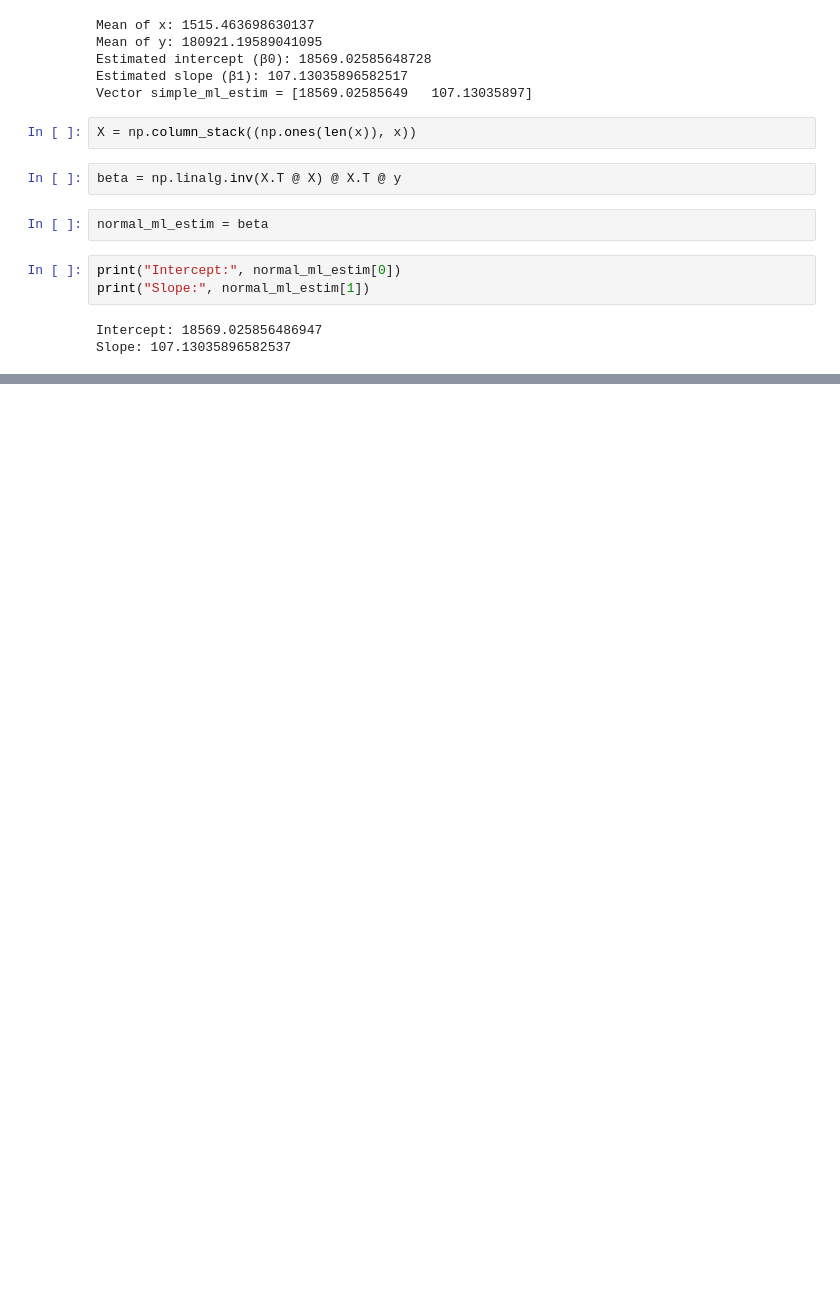
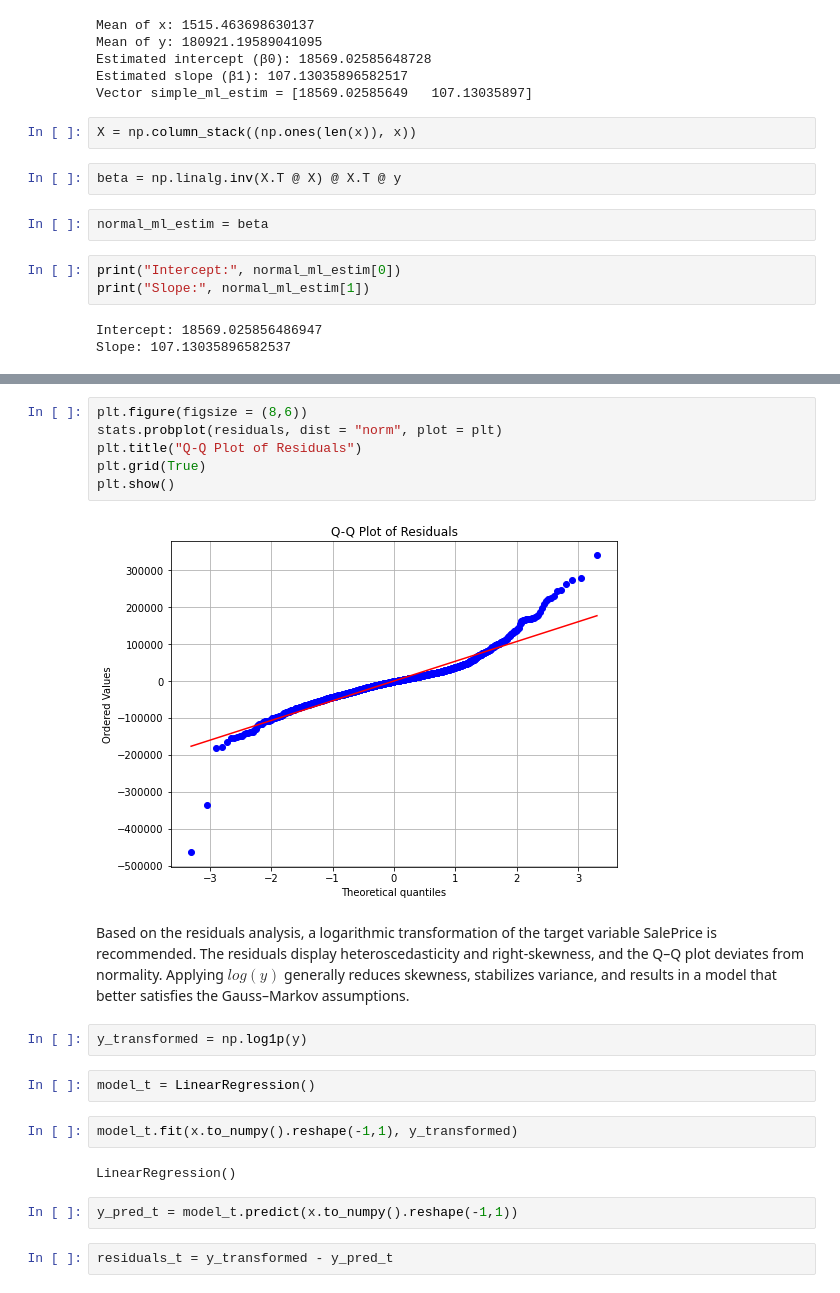
Before and after one commit to Dounya2710/ML, a Jupyter notebook: TP1_Linear_Regression_and_Statistical_Testing.ipynb, the cells around one changed output, grey strips where cells are left out. Drawn from its saved outputs; the diff is of its cells as text; blank space fills up the shorter version.

```diff
--- a/TP1_Linear_Regression_and_Statistical_Testing.ipynb
+++ b/TP1_Linear_Regression_and_Statistical_Testing.ipynb
@@ -123,0 +211,24 @@ Slope: 107.13035896582537
+# %%
+plt.figure(figsize = (8,6))
+stats.probplot(residuals, dist = "norm", plot = plt)
+plt.title("Q-Q Plot of Residuals")
+plt.grid(True)
+plt.show()
+# %% [output]
+[figure, added]
+# %% [markdown]
+Based on the residuals analysis, a logarithmic transformation of the target variable SalePrice is recommended.
+The residuals display heteroscedasticity and right-skewness, and the Q–Q plot deviates from normality.
+Applying $log(y)$ generally reduces skewness, stabilizes variance, and results in a model that better satisfies the Gauss–Markov assumptions.
+# %%
+y_transformed = np.log1p(y)
+# %%
+model_t = LinearRegression()
+# %%
+model_t.fit(x.to_numpy().reshape(-1,1), y_transformed)
+# %% [output]
+LinearRegression()
+# %%
+y_pred_t = model_t.predict(x.to_numpy().reshape(-1,1))
+# %%
+residuals_t = y_transformed - y_pred_t
```
Also changed, not shown: parts of 24 cells of this notebook.
